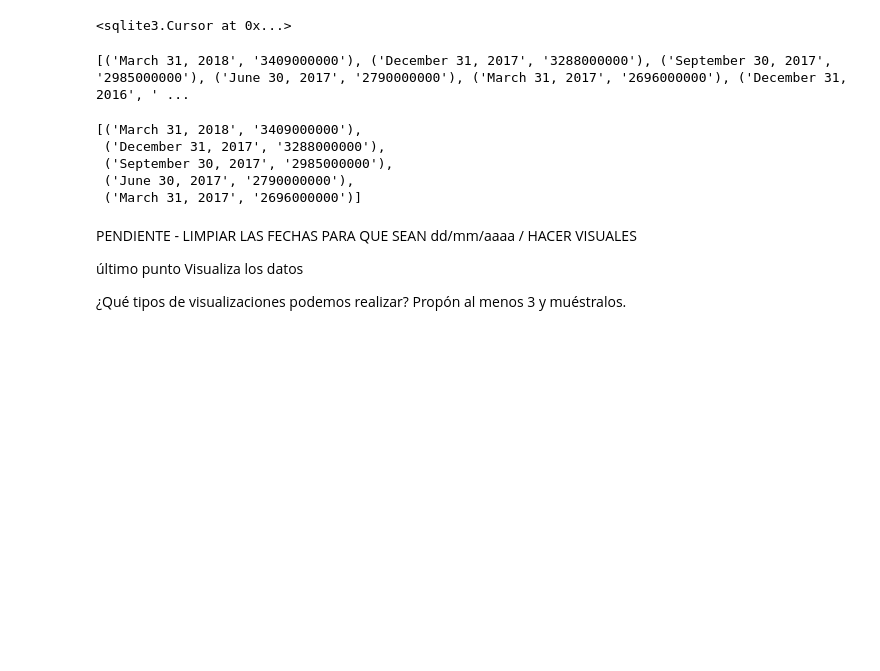
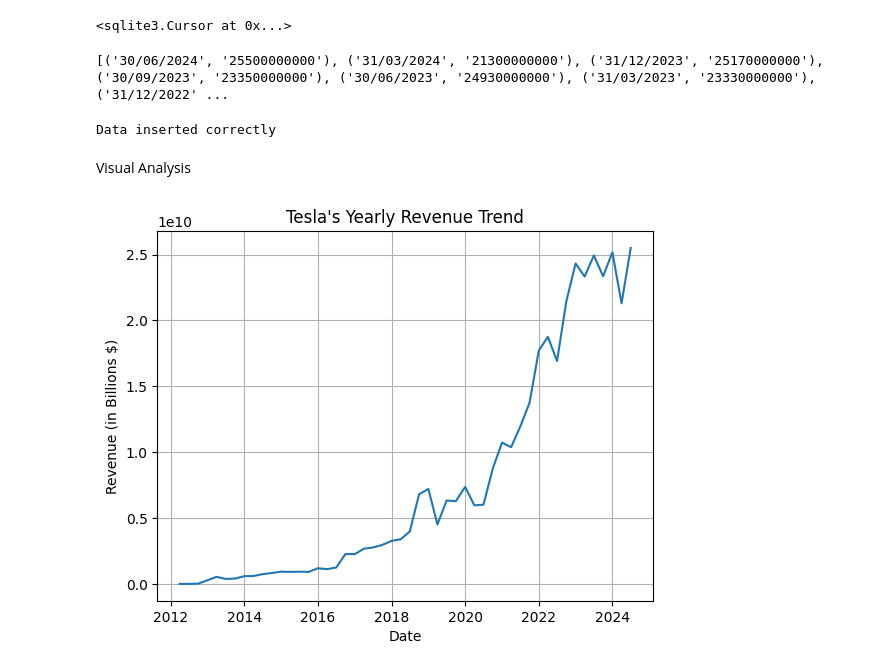
Before and after one commit to GuillePrograma94/web-scraping-exercise, a Jupyter notebook: src/explore.es.ipynb, the cells around one changed output. Saved outputs shown, nothing was run; the diff lists cells and outputs as text; code cells hidden in the pictures; blank space fills up the shorter version.

```diff
--- a/src/explore.es.ipynb
+++ b/src/explore.es.ipynb
@@ -211,22 +221,30 @@ df_tuples = [tuple(x) for x in df.to_records(index=False)]
 
 # We check the tuples did get in correctly.
 print(df_tuples)
-df_tuples[:5]
 # %% [output]
-[('March 31, 2018', '3409000000'), ('December 31, 2017', '3288000000'), ('September 30, 2017', '2985000000'), ('June 30, 2017', '2790000000'), ('March 31, 2017', '2696000000'), ('December 31, 2016', ' ...
+[('30/06/2024', '25500000000'), ('31/03/2024', '21300000000'), ('31/12/2023', '25170000000'), ('30/09/2023', '23350000000'), ('30/06/2023', '24930000000'), ('31/03/2023', '23330000000'), ('31/12/2022' ...
-[('March 31, 2018', '3409000000'),
- ('December 31, 2017', '3288000000'),
- ('September 30, 2017', '2985000000'),
- ('June 30, 2017', '2790000000'),
- ('March 31, 2017', '2696000000')]
 # %%
 # We insert the data into the table.
 cur.executemany("INSERT INTO historic_revenue (Date, Value) VALUES (?,?)", df_tuples)
+print("Data inserted correctly")
 conn.commit()
 conn.close()
+# %% [output]
+Data inserted correctly
-# %% [markdown]
-PENDIENTE - LIMPIAR LAS FECHAS PARA QUE SEAN dd/mm/aaaa / HACER VISUALES
-
-último punto Visualiza los datos
-
-¿Qué tipos de visualizaciones podemos realizar? Propón al menos 3 y muéstralos.
+# %% [markdown]
+Visual Analysis
+# %%
+# We transform the date data as datelike to make sure it is read properly in the data.
+df["Date"] = pd.to_datetime(df["Date"])
+# %%
+# We transform the Value data as int64 due to the size of the numebrs to analise it properly.
+df["Value"] = df["Value"].astype('int64')
+# %%
+plt.plot(df['Date'], df['Value'])
+plt.title("Tesla's Yearly Revenue Trend")
+plt.xlabel('Date')
+plt.ylabel('Revenue (in Billions $)')
+plt.grid(True)
+plt.show()
+# %% [output]
+[figure, added]
```
Also changed, not shown: parts of 13 cells of this notebook, 1 other file.
